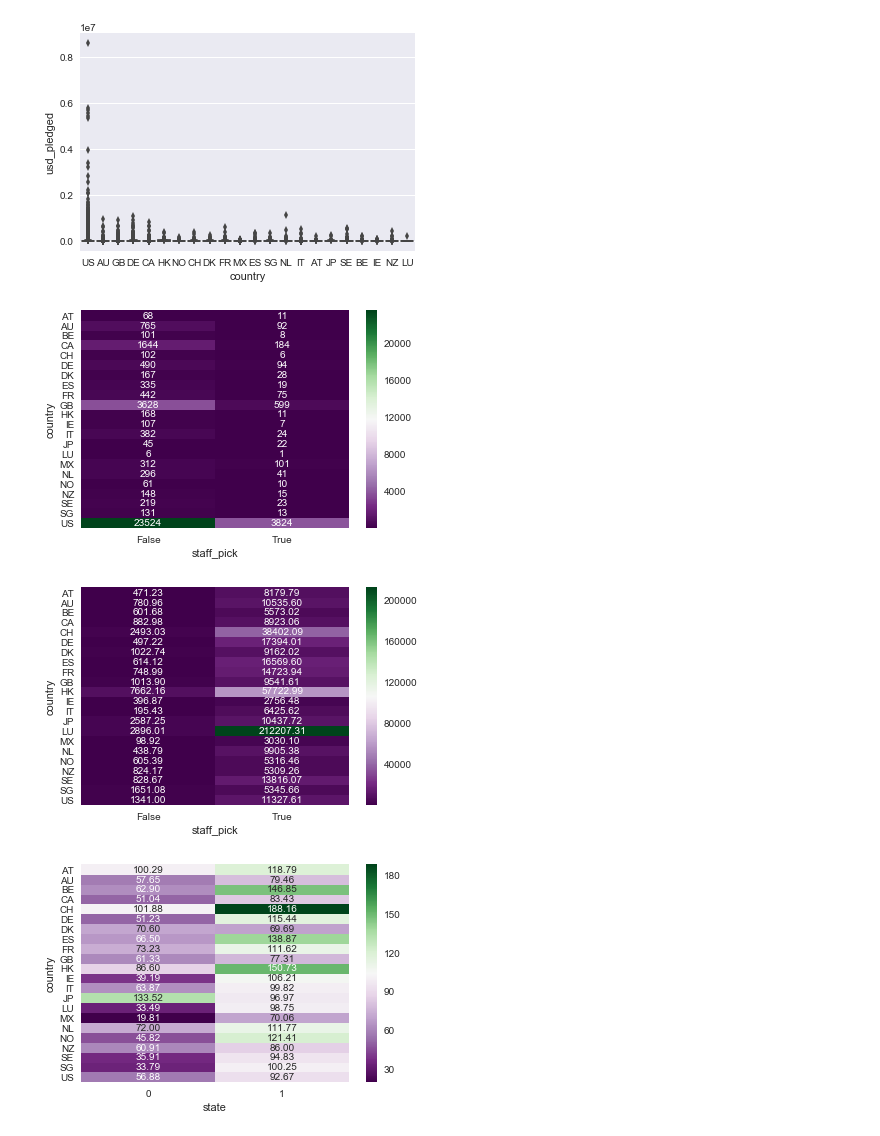
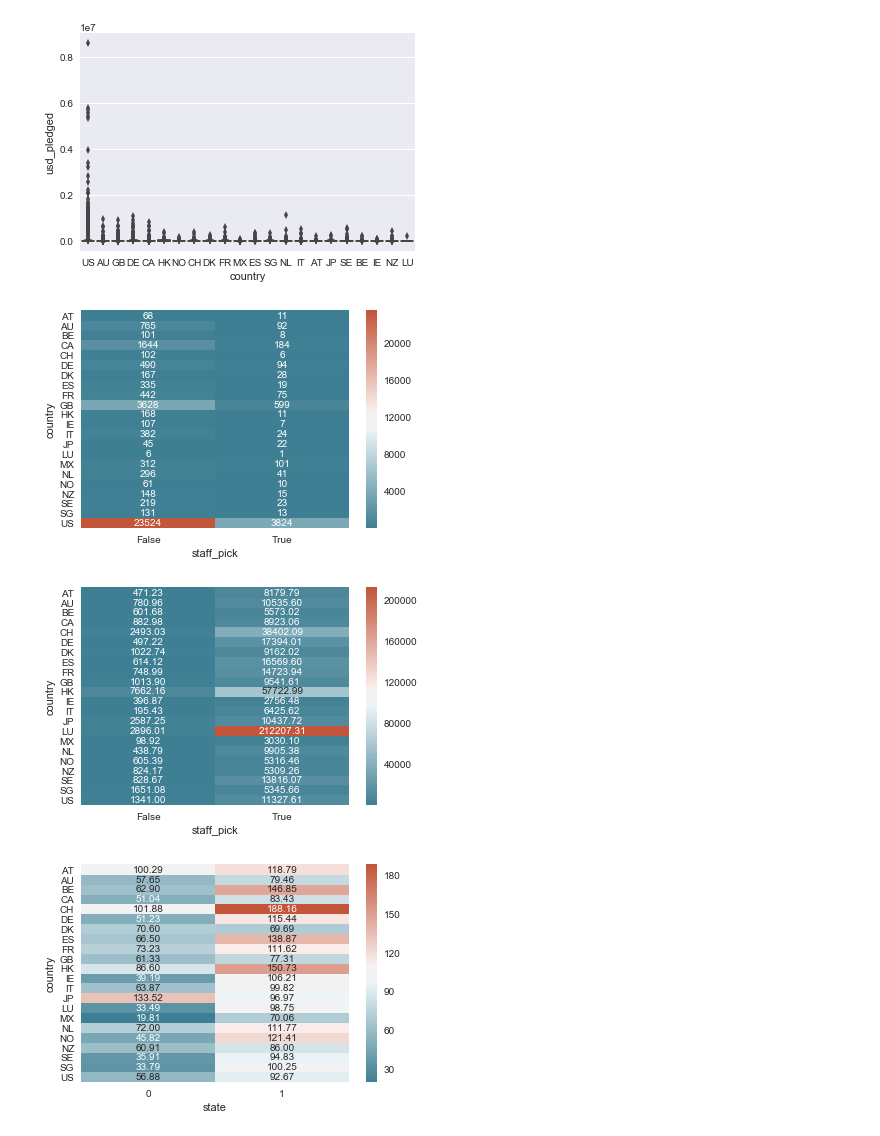
Before and after one commit to NicoleGololobov/Kickstarter, a Jupyter notebook: JupyterK.ipynb, the cells around one changed output. Cells and saved outputs as stored; diff of their text form; code cells hidden in the pictures.

```diff
--- a/JupyterK.ipynb
+++ b/JupyterK.ipynb
@@ -117,24 +121,30 @@ plt.show()
 # %% [output]
 [figure]
 # %%
+import seaborn as sns
 # Count entries per country based on staff_pick
 kick_pt = kick_data.pivot_table(index='country', columns='staff_pick', aggfunc='size')
-sns.heatmap(kick_pt, annot=True, fmt=".0f", cmap = "PRGn")
+cmap = sns.diverging_palette(220, 20, sep=20, as_cmap=True)
+sns.heatmap(kick_pt, annot=True, fmt=".0f", cmap = cmap)
 plt.show()
 # %% [output]
-[figure, old version]
+[figure, new version]
 # %%
+import seaborn as sns
 # Construct heatmap to show median value of usd_pledged based on country and staff pick
 kick_pt = kick_data.pivot_table(index='country', columns='staff_pick', values='usd_pledged', aggfunc=np.median)
-sns.heatmap(kick_pt, annot=True, fmt=".2f", cmap = "PRGn")
+cmap = sns.diverging_palette(220, 20, sep=20, as_cmap=True)
+sns.heatmap(kick_pt, annot=True, fmt=".2f", cmap = cmap)
 plt.show()
 # %% [output]
-[figure, old version]
+[figure, new version]
 # %%
+import seaborn as sns
 # Construct heatmap to show average value of usd_per_backer based on country and state
 # state of 1 is successful, 0 is failed
 kick_pt = kick_data.pivot_table(index='country', columns='state', values='usd_per_backer', aggfunc=np.mean)
-sns.heatmap(kick_pt, annot=True, fmt=".2f", cmap = "PRGn")
+cmap = sns.diverging_palette(220, 20, sep=20, as_cmap=True)
+sns.heatmap(kick_pt, annot=True, fmt=".2f", cmap = cmap)
 plt.show()
 # %% [output]
-[figure, old version]
+[figure, new version]
```
Also changed, not shown: parts of 3 cells of this notebook.
